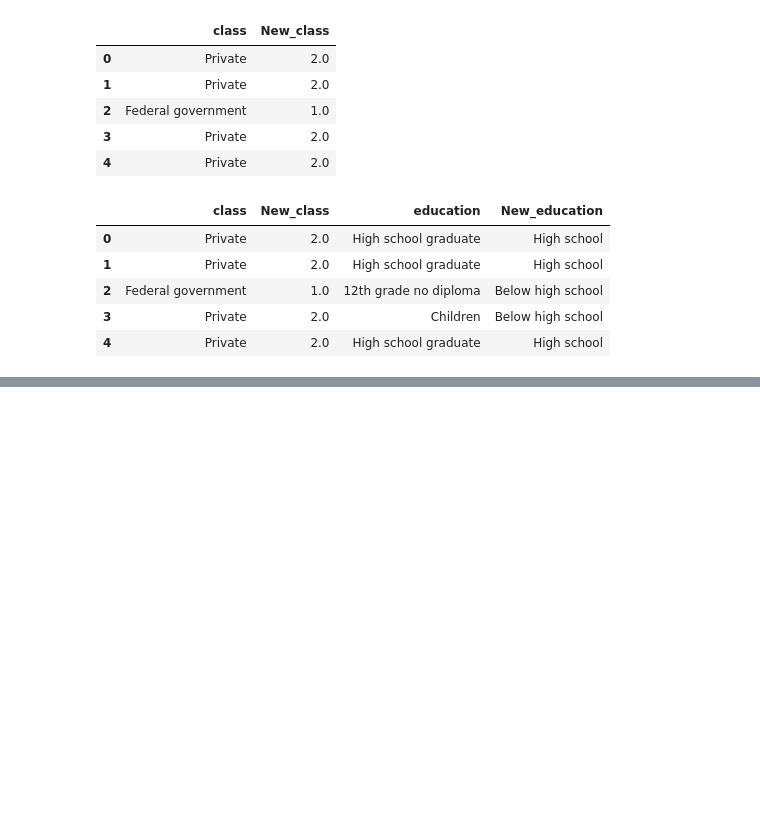
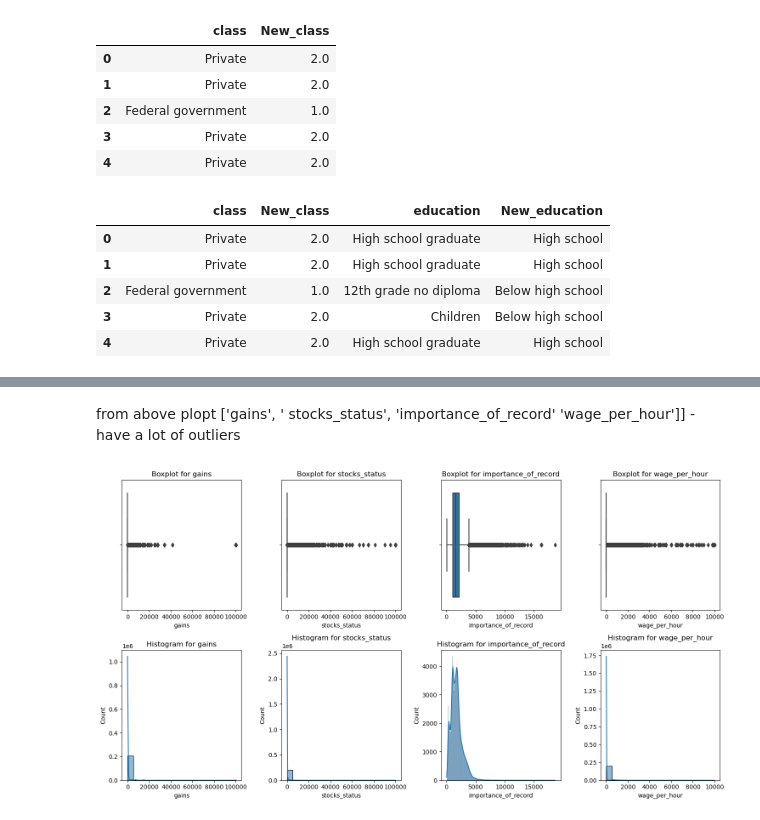
Before and after one commit to soodkunal/income-prediction, a Jupyter notebook: us 20 century.ipynb, the cells around one changed output, grey strips where cells are left out. Saved outputs shown, nothing was run; the diff lists cells and outputs as text; code cells hidden in the pictures; blank space fills up the shorter version.

```diff
--- a/us 20 century.ipynb
+++ b/us 20 century.ipynb
@@ -304,0 +335,22 @@ train_df.head()
+# %% [markdown]
+<p>from above plopt ['gains', ' stocks_status', 'importance_of_record' 'wage_per_hour']] - have a lot of outliers</p>
+# %%
+columns_to_plot = ['gains', 'stocks_status', 'importance_of_record', 'wage_per_hour']
+num_columns = len(columns_to_plot)
+
+fig, axes = plt.subplots(nrows=2, ncols=num_columns, figsize=(15, 8))
+#to detect outliers
+# Boxplots
+for i, column in enumerate(columns_to_plot):
+    sns.boxplot(x=new_data[column], ax=axes[0, i])
+    axes[0, i].set_title(f'Boxplot for {column}')
+
+# Histplots
+for i, column in enumerate(columns_to_plot, start=num_columns):
+    sns.histplot(x=new_data[column], ax=axes[1, i - num_columns], kde=True)
+    axes[1, i - num_columns].set_title(f'Histogram for {column}')
+
+plt.tight_layout()
+plt.show()
+# %% [output]
+[figure, added]
```
Also changed, not shown: parts of 5 cells of this notebook.
